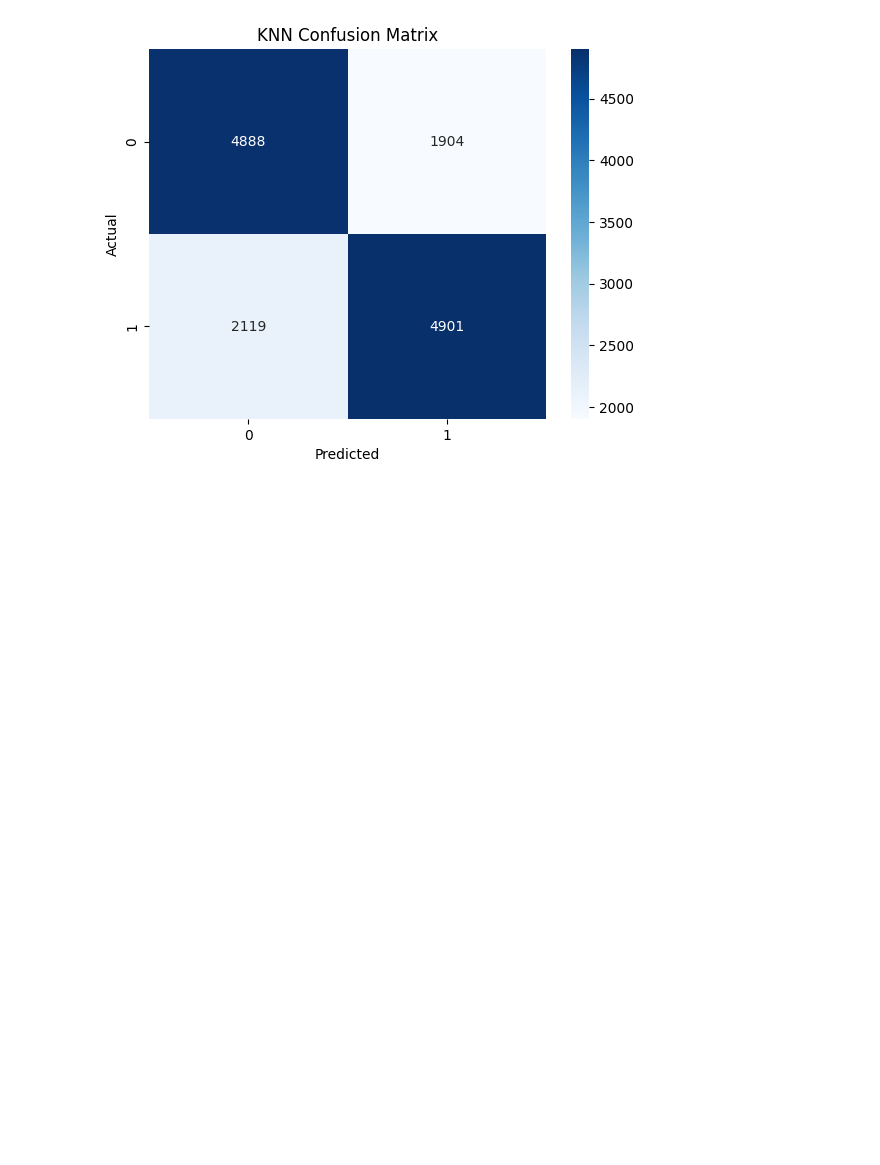
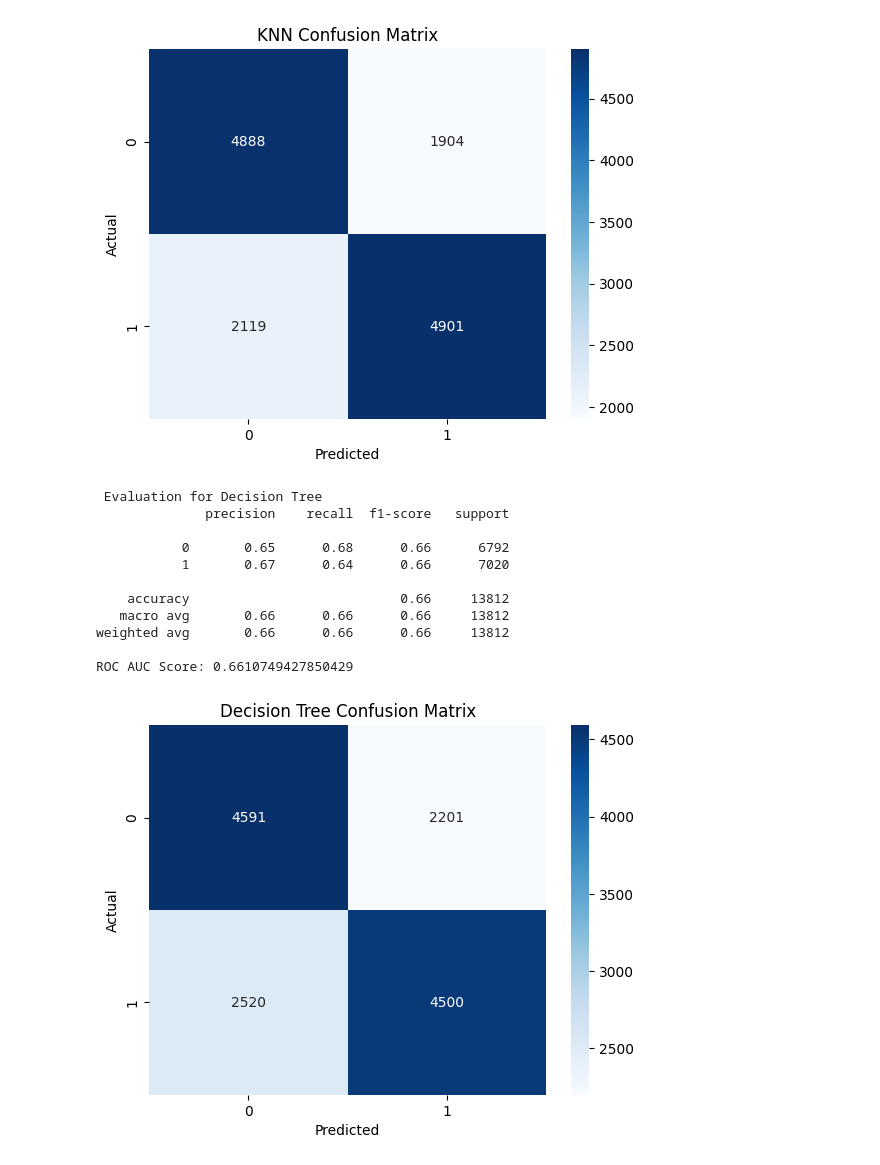
Before and after one commit to EbEmad/diabetes, a Jupyter notebook: test.ipynb, the cells around one changed output. Saved outputs shown, nothing was run; the diff lists cells and outputs as text; code cells hidden in the pictures; blank space fills up the shorter version.

```diff
--- a/test.ipynb
+++ b/test.ipynb
@@ -456,3 +456,20 @@ weighted avg       0.71      0.71      0.71     13812
 
 ROC AUC Score: 0.7778293509374193
 [figure]
+# %%
+dt = DecisionTreeClassifier(random_state=42)
+dt.fit(x_train, y_train)
+evaluate_model(dt,x_test,y_test, "Decision Tree")
+# %% [output]
+ Evaluation for Decision Tree
+              precision    recall  f1-score   support
+
+           0       0.65      0.68      0.66      6792
+           1       0.67      0.64      0.66      7020
+
+    accuracy                           0.66     13812
+   macro avg       0.66      0.66      0.66     13812
+weighted avg       0.66      0.66      0.66     13812
+
+ROC AUC Score: 0.6610749427850429
+[figure, added]
```
Also changed, not shown: parts of 8 cells of this notebook, 1 other file.
